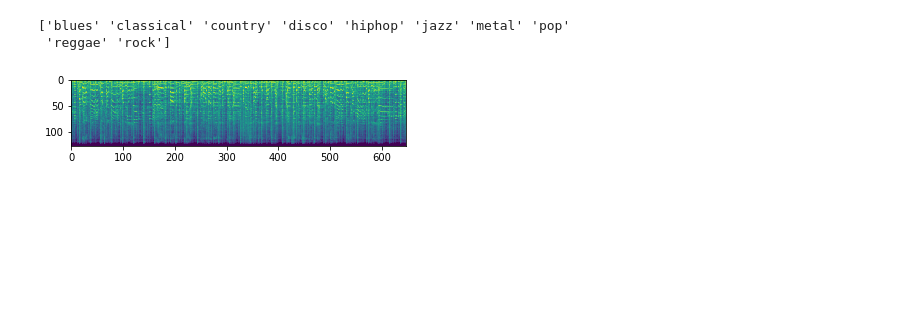
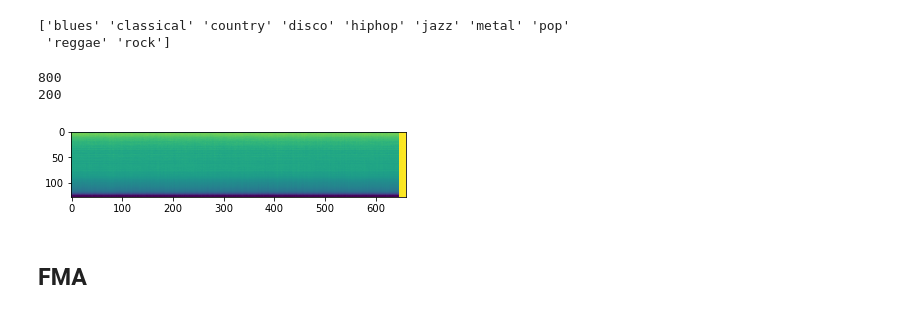
Before and after one commit to LoriRongrong/CNN_transferLearning, a Jupyter notebook: Data Pre-Processing.ipynb, the cells around one changed output. Drawn from its saved outputs; the diff is of its cells as text; code cells hidden in the pictures; blank space fills up the shorter version.

```diff
--- a/Data Pre-Processing.ipynb
+++ b/Data Pre-Processing.ipynb
@@ -57,4 +100,11 @@ X_train, X_test, y_train, y_test = train_test_split(X, Y, test_size=0.2, random_
 # %%
+X_pca = normalize_and_pca(np.array(X), variance=0.3)
+
+X_train, X_test, y_train, y_test = train_test_split(X_pca, Y, test_size=0.2, random_state=42)
+
+print(len(X_train))
+print(len(X_test))
+
 train = []
 for i in range(len(X_train)):
     sample = (X_train[i], y_train[i])
@@ -64,4 +114,7 @@ test = []
 for i in range(len(X_test)):
     sample = (X_test[i], y_test[i])
     test.append(sample)
+# %% [output]
+800
+200
 # %%
@@ -70,7 +123,7 @@ pickle.dump(test, open('data/GTZAN.test', 'wb'))
 # %%
-import tensorflow as tf
-import matplotlib.pyplot as plt
-plt.imshow(XY[0][0][0], interpolation='nearest')
+plt.imshow(train[50][0][0], interpolation='nearest')
 plt.show()
 # %% [output]
-[figure, old version]
+[figure, new version]
+# %% [markdown]
+## FMA
```
Also changed, not shown: parts of 7 cells of this notebook.
